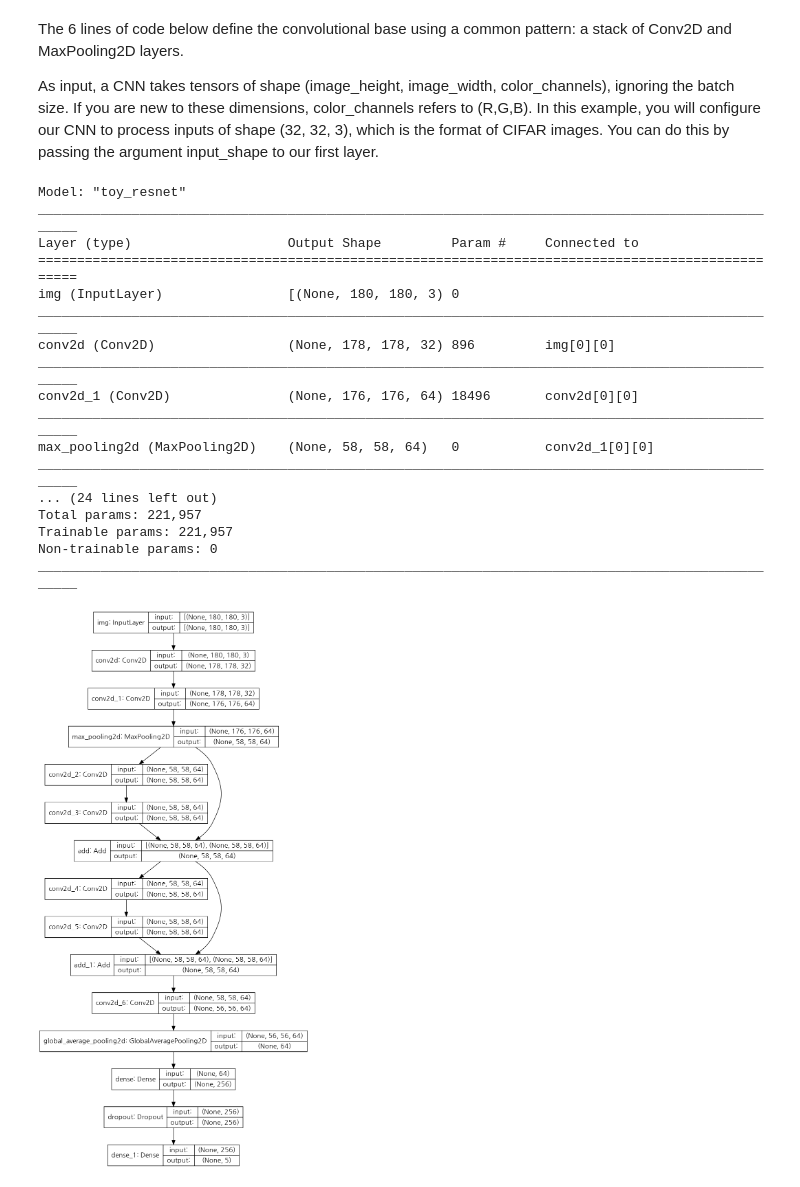
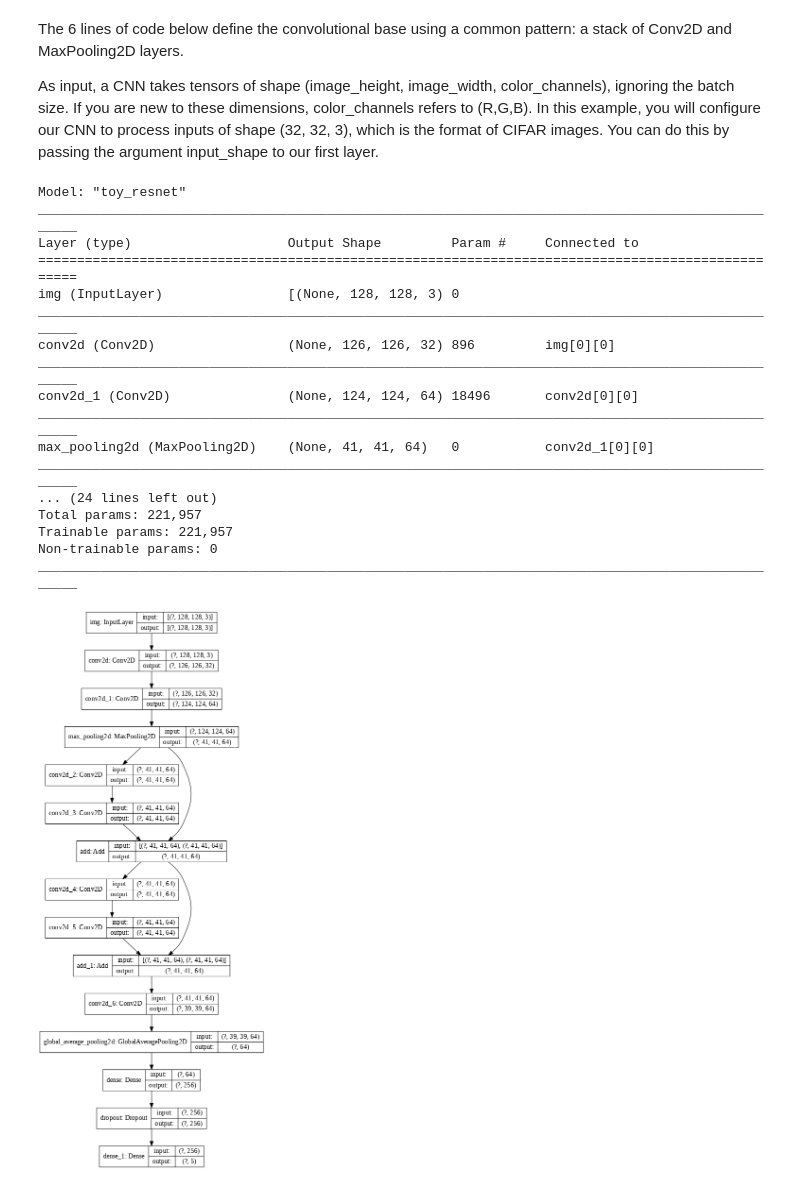
Before and after one commit to nockchun/rsnet, a Jupyter notebook: lecture_source/practical_ai/007_flower_directory_cnn.ipynb, the cells around one changed output. Cells and saved outputs as stored; diff of their text form; code cells hidden in the pictures.

```diff
--- a/lecture_source/practical_ai/007_flower_directory_cnn.ipynb
+++ b/lecture_source/practical_ai/007_flower_directory_cnn.ipynb
@@ -70,8 +73,8 @@ Load using keras.preprocessing
 > Let's load these images off disk using the helpful image_dataset_from_directory utility. This will take you from a directory of images on disk to a tf.data.Dataset in just a couple lines of code. If you like, you can also write your own data loading code from scratch by visiting the load images tutorial.
 # %%
 batch_size = 32
-img_height = 180
-img_width = 180
+img_height = 128
+img_width = 128
 num_classes = 5
 # %%
 # create a data generator for to load and iterate training dataset
@@ -152,13 +158,13 @@ Model: "toy_resnet"
 __________________________________________________________________________________________________
 Layer (type)                    Output Shape         Param #     Connected to
 ==================================================================================================
-img (InputLayer)                [(None, 180, 180, 3) 0
+img (InputLayer)                [(None, 128, 128, 3) 0
 __________________________________________________________________________________________________
-conv2d (Conv2D)                 (None, 178, 178, 32) 896         img[0][0]
+conv2d (Conv2D)                 (None, 126, 126, 32) 896         img[0][0]
 __________________________________________________________________________________________________
-conv2d_1 (Conv2D)               (None, 176, 176, 64) 18496       conv2d[0][0]
+conv2d_1 (Conv2D)               (None, 124, 124, 64) 18496       conv2d[0][0]
 __________________________________________________________________________________________________
-max_pooling2d (MaxPooling2D)    (None, 58, 58, 64)   0           conv2d_1[0][0]
+max_pooling2d (MaxPooling2D)    (None, 41, 41, 64)   0           conv2d_1[0][0]
 __________________________________________________________________________________________________
 ... (24 lines left out)
 Total params: 221,957
@@ -166,9 +172,9 @@ Trainable params: 221,957
 Non-trainable params: 0
 __________________________________________________________________________________________________
 # %%
-utils.plot_model(model, "intermediate/model.png", True, dpi=)
+utils.plot_model(model, "intermediate/model.png", True, dpi=70)
 # %% [output]
-[figure, old version]
+[figure, new version]
 # %%
 model.compile(
     loss=losses.CategoricalCrossentropy(from_logits=True),
```
Also changed, not shown: parts of 14 cells of this notebook, 7 other files.
